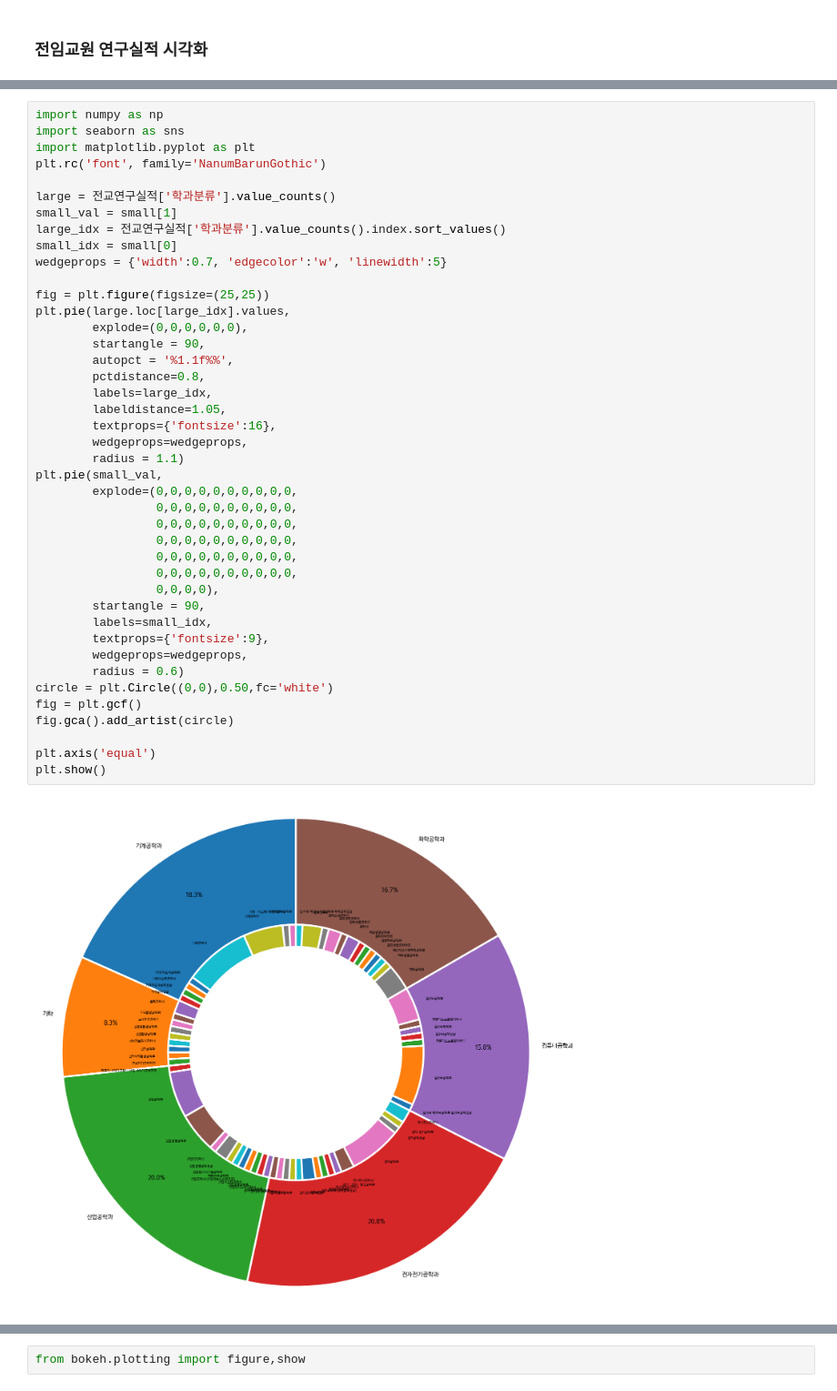
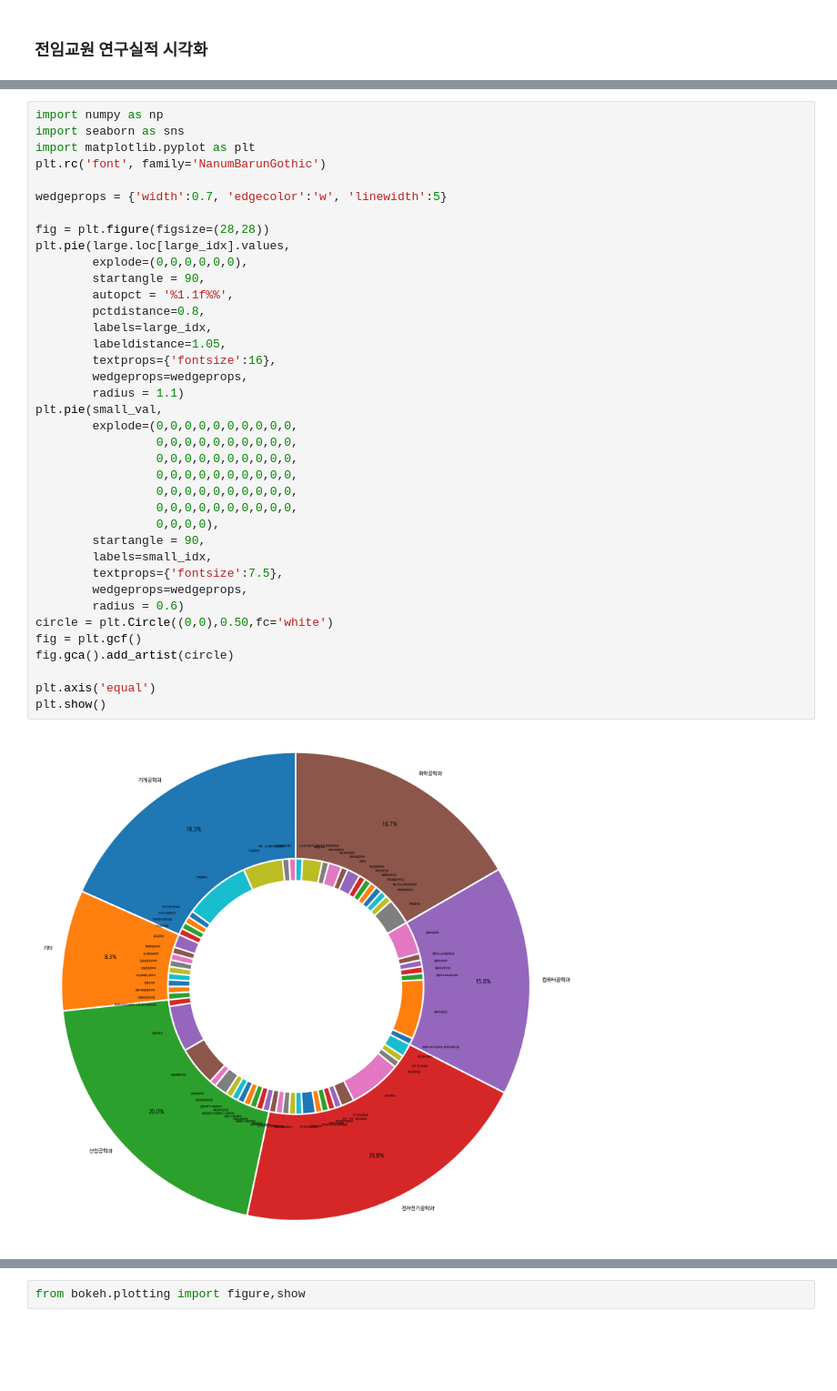
Before and after one commit to HWANG-HOE-SUN/Univ.Project, a Jupyter notebook: 대학자료분석/대학알리미_자료분석(ver2).ipynb, the cells around one changed output, grey strips where cells are left out. Shown at 91% size. Saved outputs shown, nothing was run; the diff lists cells and outputs as text; blank space fills up the shorter version.

```diff
--- a/대학자료분석/대학알리미_자료분석(ver2).ipynb
+++ b/대학자료분석/대학알리미_자료분석(ver2).ipynb
@@ -167,41 +174,37 @@ import seaborn as sns
 import matplotlib.pyplot as plt
 plt.rc('font', family='NanumBarunGothic')
 
-large = 전교연구실적['학과분류'].value_counts()
-small_val = small[1]
-large_idx = 전교연구실적['학과분류'].value_counts().index.sort_values()
-small_idx = small[0]
 wedgeprops = {'width':0.7, 'edgecolor':'w', 'linewidth':5}
 
-fig = plt.figure(figsize=(25,25))
+fig = plt.figure(figsize=(28,28))
 plt.pie(large.loc[large_idx].values,
         explode=(0,0,0,0,0,0),
         startangle = 90,
         autopct = '%1.1f%%',
         pctdistance=0.8,
         labels=large_idx,
         labeldistance=1.05,
         textprops={'fontsize':16},
         wedgeprops=wedgeprops,
         radius = 1.1)
 plt.pie(small_val,
         explode=(0,0,0,0,0,0,0,0,0,0,
                  0,0,0,0,0,0,0,0,0,0,
                  0,0,0,0,0,0,0,0,0,0,
                  0,0,0,0,0,0,0,0,0,0,
                  0,0,0,0,0,0,0,0,0,0,
                  0,0,0,0,0,0,0,0,0,0,
                  0,0,0,0),
         startangle = 90,
         labels=small_idx,
-        textprops={'fontsize':9},
+        textprops={'fontsize':7.5},
         wedgeprops=wedgeprops,
         radius = 0.6)
 circle = plt.Circle((0,0),0.50,fc='white')
 fig = plt.gcf()
 fig.gca().add_artist(circle)
 
 plt.axis('equal')
 plt.show()
 # %% [output]
-[figure, old version]
+[figure, new version]
```
Also changed, not shown: parts of 3 cells of this notebook.
